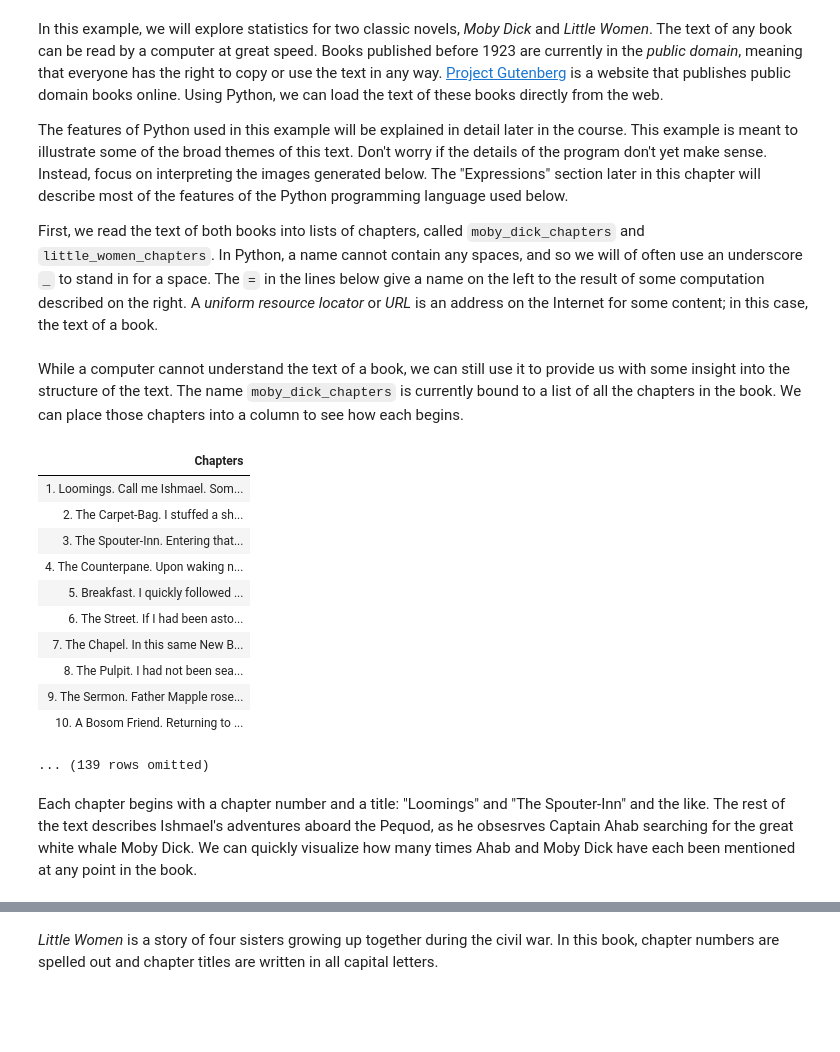
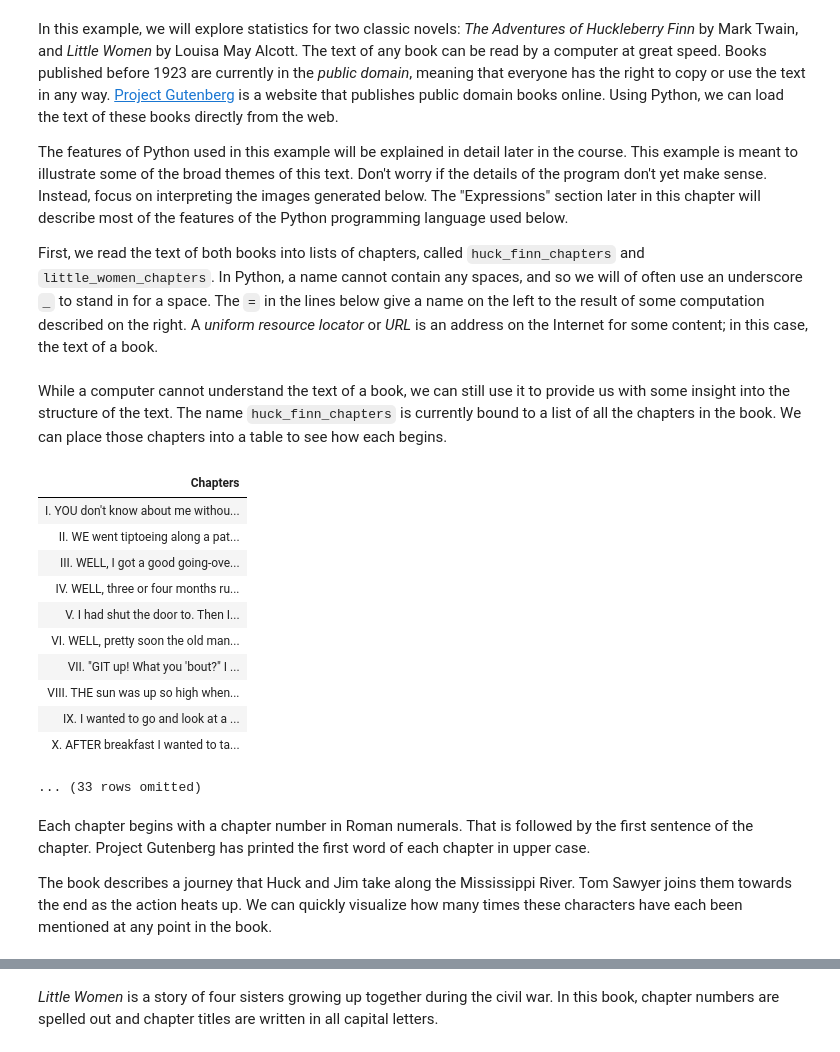
Before and after one commit to data-8/data-8.github.io, a Jupyter notebook: text/examples/Books.ipynb, the cells around one changed output, grey strips where cells are left out. Saved outputs shown, nothing was run; the diff lists cells and outputs as text; code cells hidden in the pictures; blank space fills up the shorter version.

```diff
--- a/text/examples/Books.ipynb
+++ b/text/examples/Books.ipynb
@@ -10,38 +10,40 @@ import re
 def read_url(url):
     return re.sub('\\s+', ' ', urlopen(url).read().decode())
 # %% [markdown]
-In this example, we will explore statistics for two classic novels, *Moby Dick* and *Little Women*. The text of any book can be read by a computer at great speed. Books published before 1923 are currently in the *public domain*, meaning that everyone has the right to copy or use the text in any way. [Project Gutenberg](http://www.gutenberg.org/) is a website that publishes public domain books online. Using Python, we can load the text of these books directly from the web.
+In this example, we will explore statistics for two classic novels: *The Adventures of Huckleberry Finn* by Mark Twain, and *Little Women* by Louisa May Alcott. The text of any book can be read by a computer at great speed. Books published before 1923 are currently in the *public domain*, meaning that everyone has the right to copy or use the text in any way. [Project Gutenberg](http://www.gutenberg.org/) is a website that publishes public domain books online. Using Python, we can load the text of these books directly from the web.
 
 The features of Python used in this example will be explained in detail later in the course. This example is meant to illustrate some of the broad themes of this text. Don't worry if the details of the program don't yet make sense. Instead, focus on interpreting the images generated below. The "Expressions" section later in this chapter will describe most of the features of the Python programming language used below.
 
-First, we read the text of both books into lists of chapters, called `moby_dick_chapters` and `little_women_chapters`. In Python, a name cannot contain any spaces, and so we will of often use an underscore `_` to stand in for a space. The `=` in the lines below give a name on the left to the result of some computation described on the right. A *uniform resource locator* or *URL* is an address on the Internet for some content; in this case, the text of a book.
+First, we read the text of both books into lists of chapters, called `huck_finn_chapters` and `little_women_chapters`. In Python, a name cannot contain any spaces, and so we will of often use an underscore `_` to stand in for a space. The `=` in the lines below give a name on the left to the result of some computation described on the right. A *uniform resource locator* or *URL* is an address on the Internet for some content; in this case, the text of a book.
 # %%
 # Read two books, fast!
 
-moby_dick_url = 'http://www.gutenberg.org/cache/epub/2701/pg2701.txt'
-moby_dick_text = read_url(moby_dick_url)
-moby_dick_chapters = moby_dick_text.split('CHAPTER ')[2:]
+huck_finn_url = 'http://www.gutenberg.org/cache/epub/76/pg76.txt'
+huck_finn_text = read_url(huck_finn_url)
+huck_finn_chapters = huck_finn_text.split('CHAPTER ')[44:]
 
 little_women_url = 'http://www.gutenberg.org/cache/epub/514/pg514.txt'
 little_women_text = read_url(little_women_url)
 little_women_chapters = little_women_text.split('CHAPTER ')[1:]
 # %% [markdown]
-While a computer cannot understand the text of a book, we can still use it to provide us with some insight into the structure of the text. The name `moby_dick_chapters` is currently bound to a list of all the chapters in the book. We can place those chapters into a column to see how each begins.
+While a computer cannot understand the text of a book, we can still use it to provide us with some insight into the structure of the text. The name `huck_finn_chapters` is currently bound to a list of all the chapters in the book. We can place those chapters into a table to see how each begins.
 # %%
-Table([moby_dick_chapters], ['Chapters'])
+Table([huck_finn_chapters], ['Chapters'])
 # %% [output]
 | Chapters |
-| 1. Loomings. Call me Ishmael. Som... |
-| 2. The Carpet-Bag. I stuffed a sh... |
-| 3. The Spouter-Inn. Entering that... |
-| 4. The Counterpane. Upon waking n... |
-| 5. Breakfast. I quickly followed ... |
-| 6. The Street. If I had been asto... |
-| 7. The Chapel. In this same New B... |
-| 8. The Pulpit. I had not been sea... |
-| 9. The Sermon. Father Mapple rose... |
-| 10. A Bosom Friend. Returning to ... |
+| I. YOU don't know about me withou... |
+| II. WE went tiptoeing along a pat... |
+| III. WELL, I got a good going-ove... |
+| IV. WELL, three or four months ru... |
+| V. I had shut the door to. Then I... |
+| VI. WELL, pretty soon the old man... |
+| VII. "GIT up! What you 'bout?" I ... |
+| VIII. THE sun was up so high when... |
+| IX. I wanted to go and look at a ... |
+| X. AFTER breakfast I wanted to ta... |
-... (139 rows omitted)
+... (33 rows omitted)
-# %% [markdown]
-Each chapter begins with a chapter number and a title: "Loomings" and "The Spouter-Inn" and the like. The rest of the text describes Ishmael's adventures aboard the Pequod, as he obsesrves Captain Ahab searching for the great white whale Moby Dick. We can quickly visualize how many times Ahab and Moby Dick have each been mentioned at any point in the book.
+# %% [markdown]
+Each chapter begins with a chapter number in Roman numerals. That is followed by the first sentence of the chapter. Project Gutenberg has printed the first word of each chapter in upper case.
+
+The book describes a journey that Huck and Jim take along the Mississippi River. Tom Sawyer joins them towards the end as the action heats up. We can quickly visualize how many times these characters have each been mentioned at any point in the book.
 # %%
```
Also changed, not shown: parts of 21 cells of this notebook, 1 other file.
